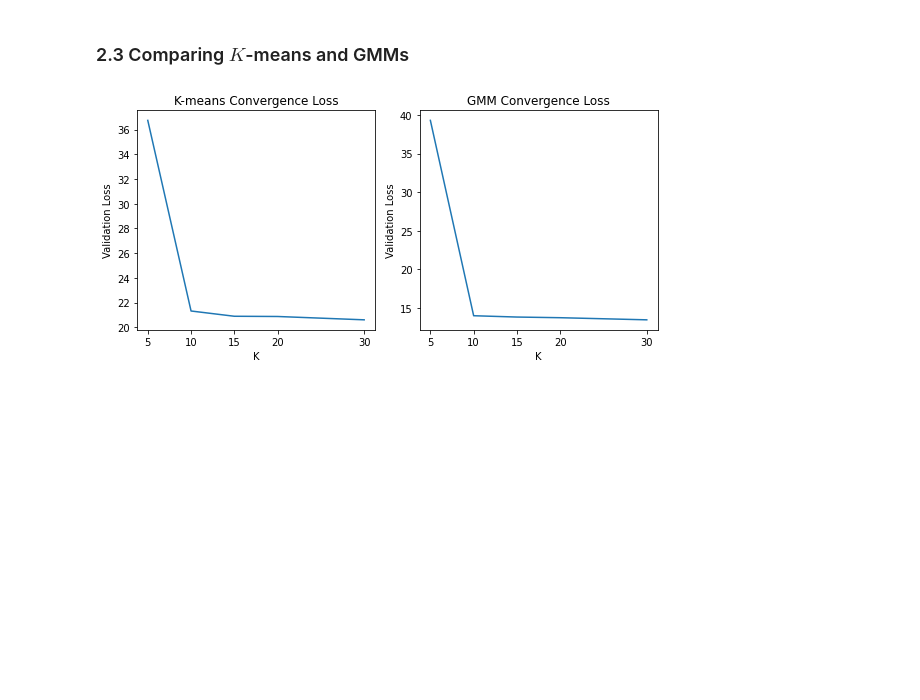
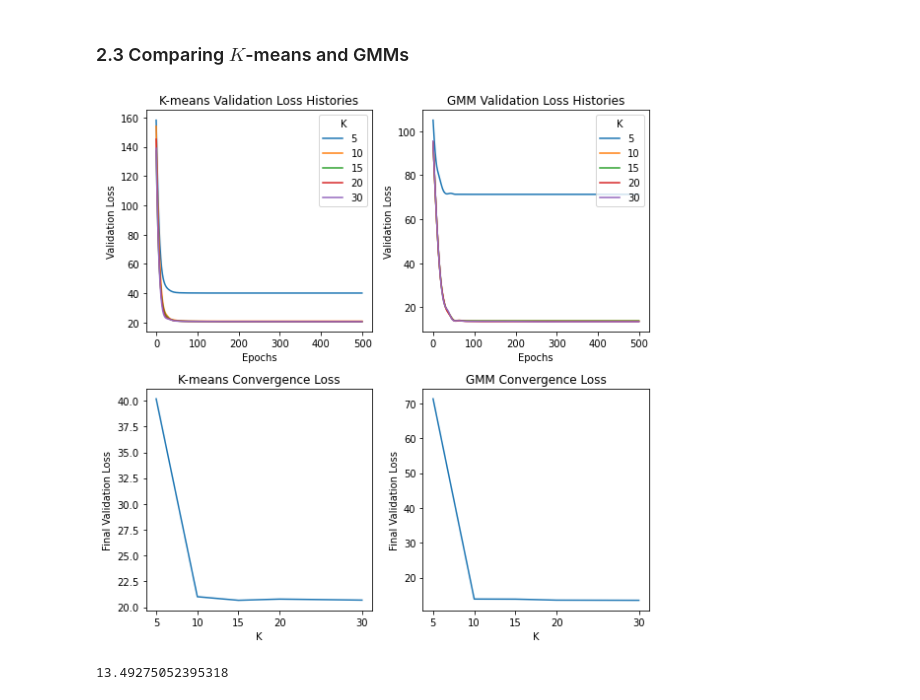
Before and after one commit to pranshumalik14/ece421-labs-hw, a Jupyter notebook: labs/lab3/lab3.ipynb, the cells around one changed output. Saved outputs shown, nothing was run; the diff lists cells and outputs as text; code cells hidden in the pictures; blank space fills up the shorter version.

```diff
--- a/labs/lab3/lab3.ipynb
+++ b/labs/lab3/lab3.ipynb
@@ -406,42 +406,46 @@ _, _, _, gmm_valid_100D_k_30_loss = gmm_tf2([X100D_train, X100D_valid], K=30)
 # %%
 # validation losses for K-means on left and GMM on right
 f, ax = plt.subplots(2, 2, figsize=(8,8))
-ax[0].plot(kmeans_valid_100D_k_5_loss[:,1], label="5")
-ax[0].plot(kmeans_valid_100D_k_10_loss[:,1], label="10")
-ax[0].plot(kmeans_valid_100D_k_15_loss[:,1], label="15")
-ax[0].plot(kmeans_valid_100D_k_20_loss[:,1], label="20")
-ax[0].plot(kmeans_valid_100D_k_30_loss[:,1], label="30")
-ax[1].plot(gmm_valid_100D_k_5_loss[:,1], label="5")
-ax[1].plot(gmm_valid_100D_k_10_loss[:,1], label="10")
-ax[1].plot(gmm_valid_100D_k_15_loss[:,1], label="15")
-ax[1].plot(gmm_valid_100D_k_20_loss[:,1], label="20")
-ax[1].plot(gmm_valid_100D_k_30_loss[:,1], label="30")
-ax[0].legend(title="K")
-ax[1].legend(title="K")
-ax[2].set_xticks([5, 10, 15, 20, 30])
-ax[2].plot([5, 10, 15, 20, 30],
+ax[0,0].plot(kmeans_valid_100D_k_5_loss[:,1], label="5")
+ax[0,0].plot(kmeans_valid_100D_k_10_loss[:,1], label="10")
+ax[0,0].plot(kmeans_valid_100D_k_15_loss[:,1], label="15")
+ax[0,0].plot(kmeans_valid_100D_k_20_loss[:,1], label="20")
+ax[0,0].plot(kmeans_valid_100D_k_30_loss[:,1], label="30")
+ax[0,1].plot(gmm_valid_100D_k_5_loss[:,1], label="5")
+ax[0,1].plot(gmm_valid_100D_k_10_loss[:,1], label="10")
+ax[0,1].plot(gmm_valid_100D_k_15_loss[:,1], label="15")
+ax[0,1].plot(gmm_valid_100D_k_20_loss[:,1], label="20")
+ax[0,1].plot(gmm_valid_100D_k_30_loss[:,1], label="30")
+ax[0,0].legend(title="K")
+ax[0,1].legend(title="K")
+ax[1,0].set_xticks([5, 10, 15, 20, 30])
+ax[1,0].plot([5, 10, 15, 20, 30],
          [kmeans_valid_100D_k_5_loss.flatten()[-1], kmeans_valid_100D_k_10_loss.flatten()[-1],
          kmeans_valid_100D_k_15_loss.flatten()[-1], kmeans_valid_100D_k_20_loss.flatten()[-1],
          kmeans_valid_100D_k_30_loss.flatten()[-1]])
-ax[3].set_xticks([5, 10, 15, 20, 30])
-ax[3].plot([5, 10, 15, 20, 30],
+ax[1,1].set_xticks([5, 10, 15, 20, 30])
+ax[1,1].plot([5, 10, 15, 20, 30],
          [gmm_valid_100D_k_5_loss.flatten()[-1], gmm_valid_100D_k_10_loss.flatten()[-1],
          gmm_valid_100D_k_15_loss.flatten()[-1], gmm_valid_100D_k_20_loss.flatten()[-1],
          gmm_valid_100D_k_30_loss.flatten()[-1]])
 
 # add axes lables and title
-ax[0].set_title("K-means Validation Loss Histories")
-ax[0].set_xlabel("Epochs")
-ax[0].set_ylabel("Validation Loss")
-ax[1].set_title("GMM Validation Loss Histories")
-ax[1].set_xlabel("Epochs")
-ax[1].set_ylabel("Validation Loss")
-ax[2].set_title("K-means Convergence Loss")
-ax[2].set_xlabel("K")
-ax[2].set_ylabel("Final Validation Loss")
-ax[3].set_title("GMM Convergence Loss")
-ax[3].set_xlabel("K")
-ax[3].set_ylabel("Final Validation Loss")
+ax[0,0].set_title("K-means Validation Loss Histories")
+ax[0,0].set_xlabel("Epochs")
+ax[0,0].set_ylabel("Validation Loss")
+ax[0,1].set_title("GMM Validation Loss Histories")
+ax[0,1].set_xlabel("Epochs")
+ax[0,1].set_ylabel("Validation Loss")
+ax[1,0].set_title("K-means Convergence Loss")
+ax[1,0].set_xlabel("K")
+ax[1,0].set_ylabel("Final Validation Loss")
+ax[1,1].set_title("GMM Convergence Loss")
+ax[1,1].set_xlabel("K")
+ax[1,1].set_ylabel("Final Validation Loss")
 plt.tight_layout()
 # %% [output]
-[figure, old version]
+[figure, new version]
+# %%
+gmm_valid_100D_k_10_loss.flatten()[-1]
+# %% [output]
+13.49275052395318
```
